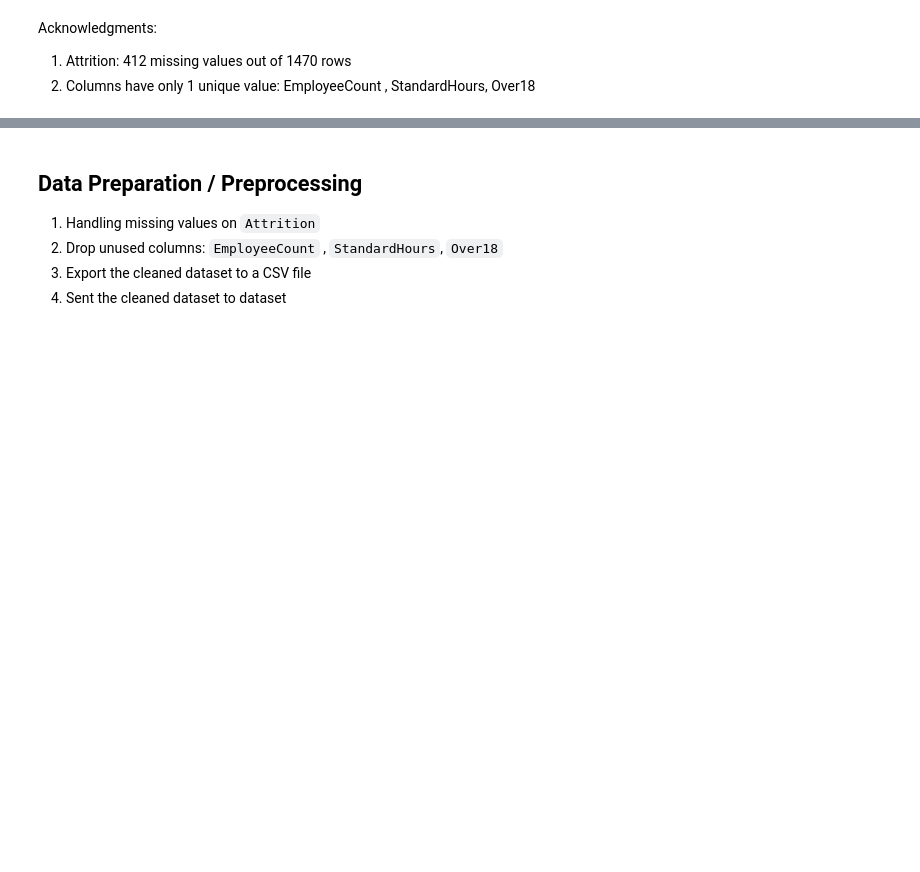
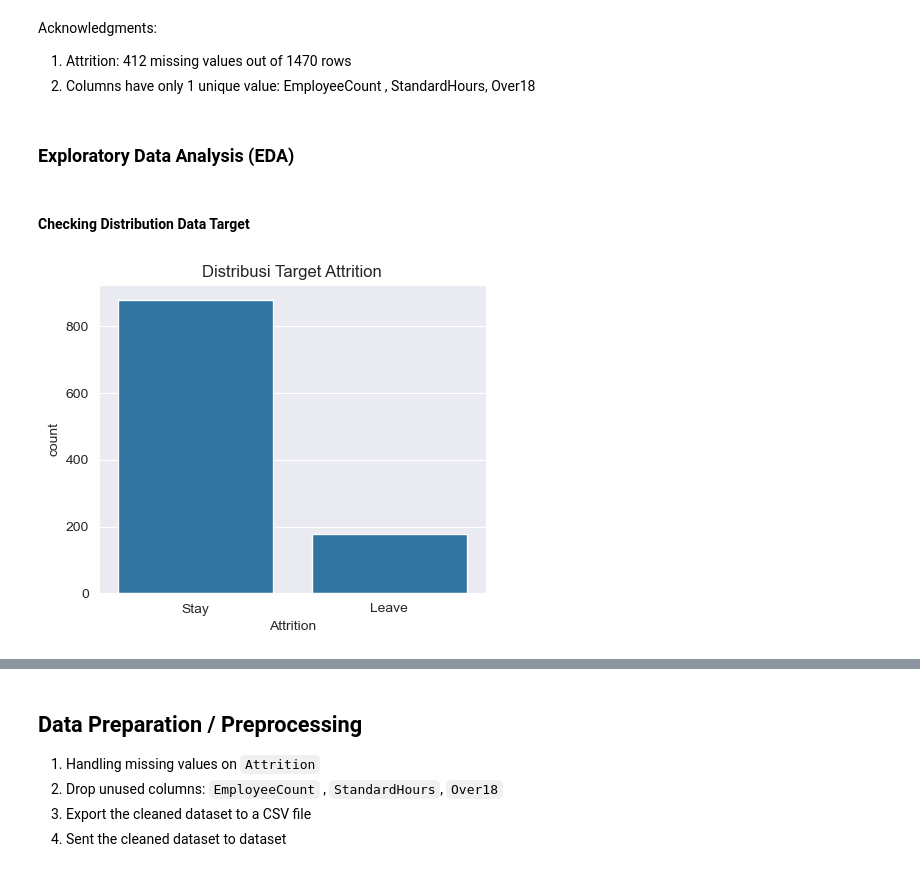
Before and after one commit to HanugaFathurC/Jaya-Jaya-Maju-HR-Attrition, a Jupyter notebook: notebook.ipynb, the cells around one changed output, grey strips where cells are left out. Saved outputs shown, nothing was run; the diff lists cells and outputs as text; code cells hidden in the pictures; blank space fills up the shorter version.

```diff
--- a/notebook.ipynb
+++ b/notebook.ipynb
@@ -151,3 +153,15 @@ df.describe()
 Acknowledgments:
 1. Attrition: 412 missing values out of 1470 rows
 2. Columns have only 1 unique value: EmployeeCount	, StandardHours, Over18
+# %% [markdown]
+### Exploratory Data Analysis (EDA)
+# %% [markdown]
+#### Checking Distribution Data Target
+# %%
+plt.figure(figsize=(5, 4))
+sns.countplot(x='Attrition', data=df)
+plt.title("Distribusi Target Attrition")
+plt.xticks([0, 1], ['Stay', 'Leave'])
+plt.show()
+# %% [output]
+[figure, added]
```
Also changed, not shown: parts of 8 cells of this notebook, 2 other files.
